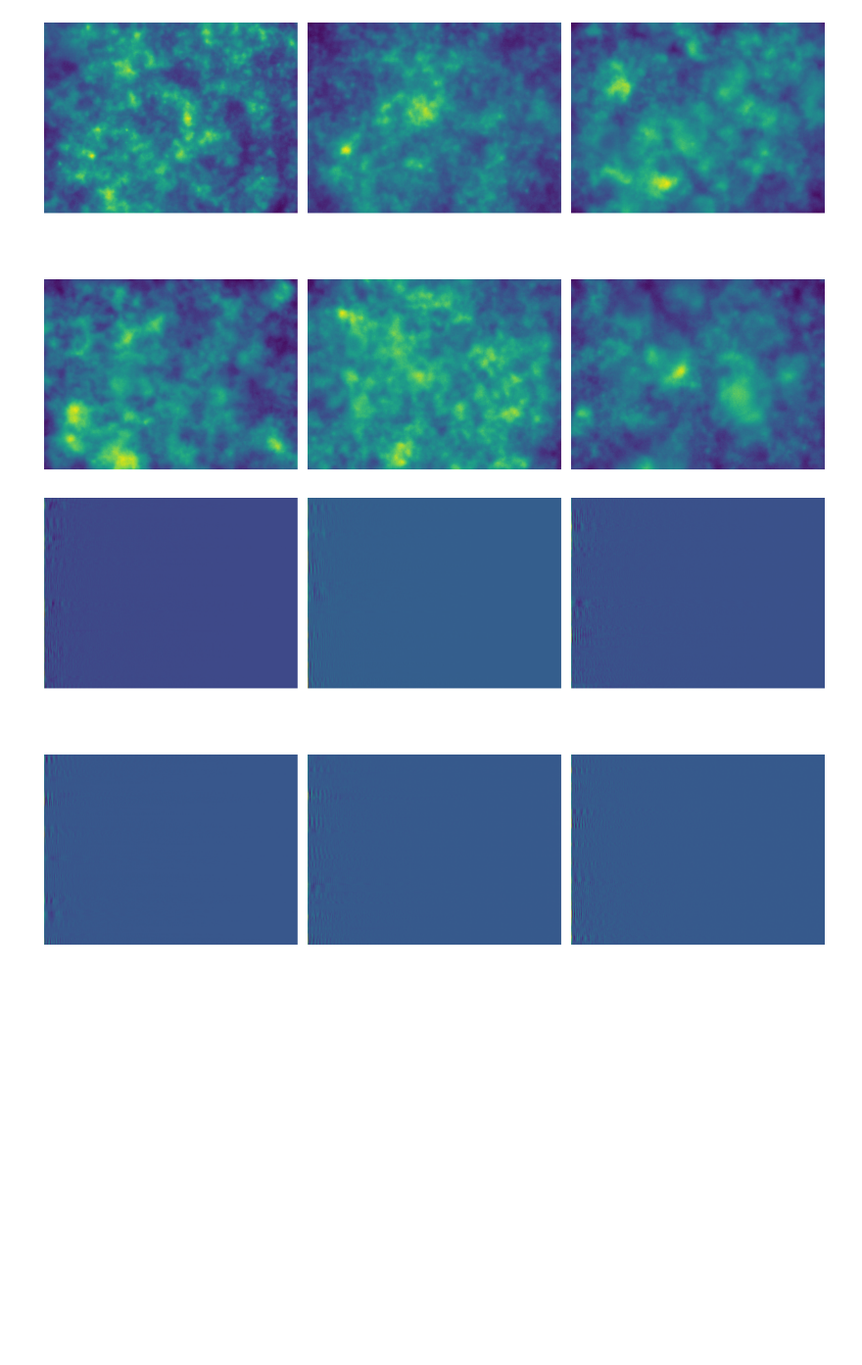
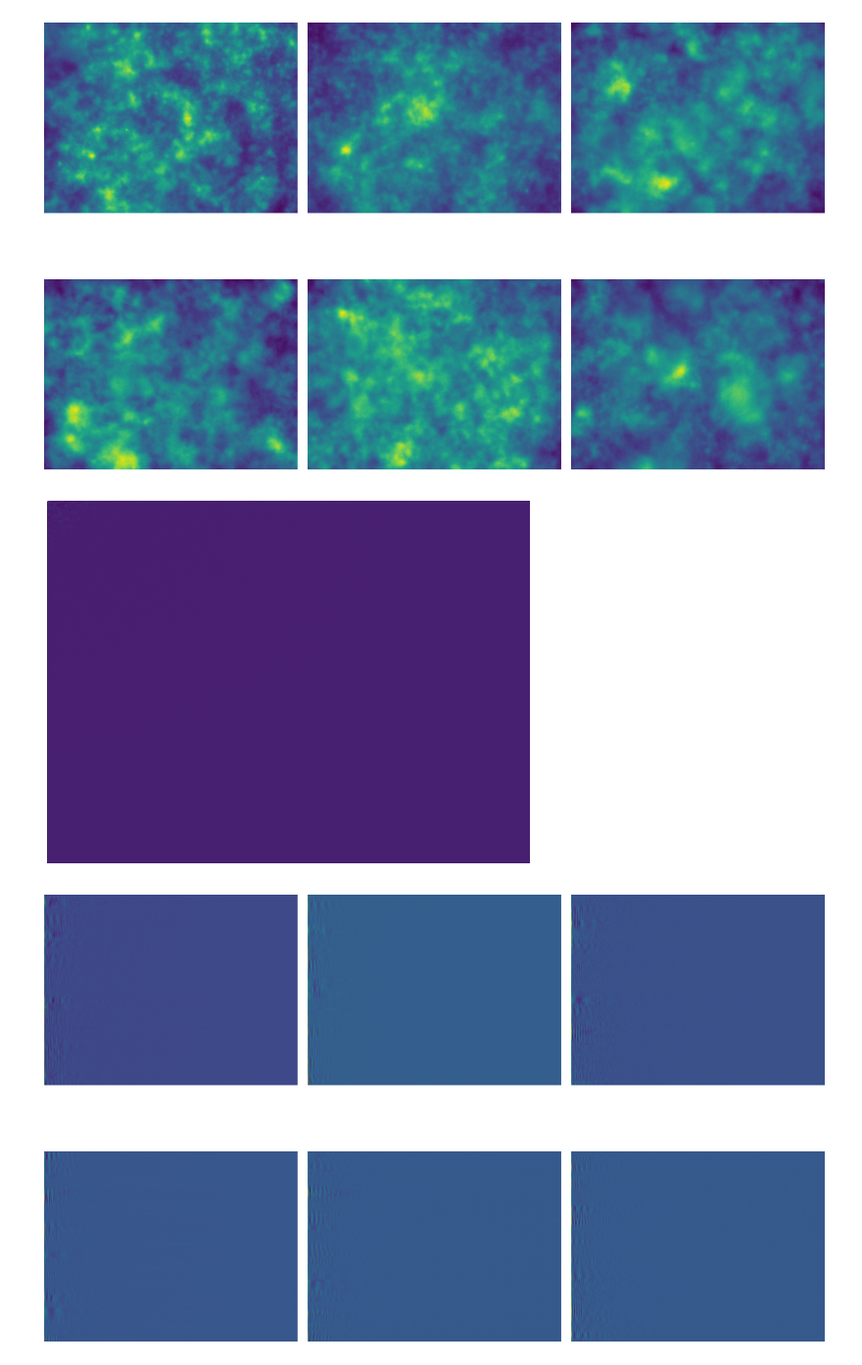
Before and after one commit to brianmorissette/biofilm-image-analysis, a Jupyter notebook: Fourier_and_Wavelet_transforming.ipynb, the cells around one changed output. Shown at 98% size. Cells and saved outputs as stored; diff of their text form; code cells hidden in the pictures; blank space fills up the shorter version.

```diff
--- a/Fourier_and_Wavelet_transforming.ipynb
+++ b/Fourier_and_Wavelet_transforming.ipynb
@@ -43,6 +43,10 @@ display_grid_of_images(biofilm_imgs)
 # %% [output]
 [figure]
 [figure]
+# %%
+display_image(fft_dct(release_imgs[0])[1])
+# %% [output]
+[figure, added]
 # %%
 for i in range(len(release_imgs)):
     release_imgs[i] = normalize(release_imgs[i])
```
Also changed, not shown: parts of 2 cells of this notebook, 1 other file.
